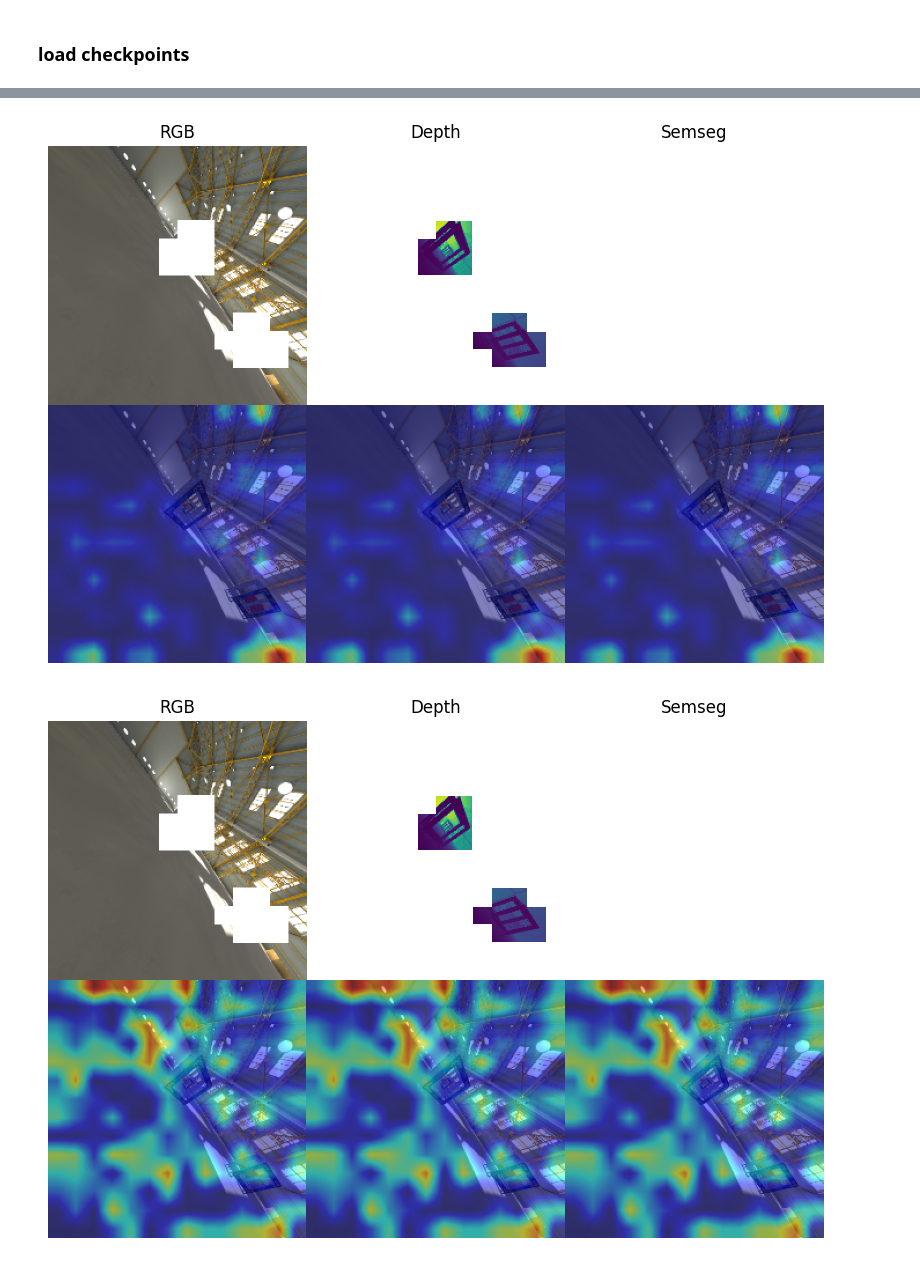
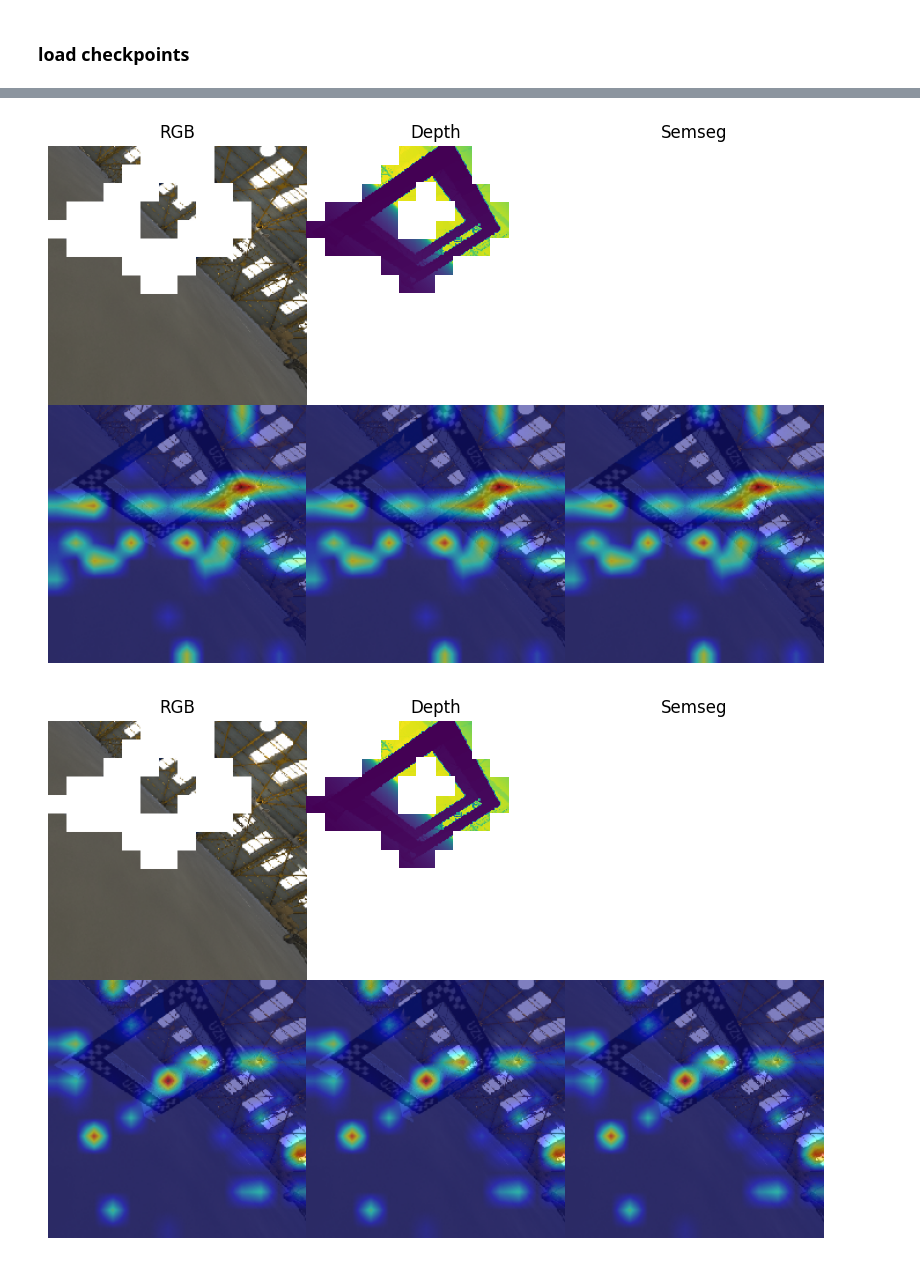
Before and after one commit to xingcw/pytorch-grad-cam, a Jupyter notebook: tutorials/multimae_retrain_vis.ipynb, the cells around one changed output, grey strips where cells are left out. Cells and saved outputs as stored; diff of their text form; code cells hidden in the pictures.

```diff
--- a/tutorials/multimae_retrain_vis.ipynb
+++ b/tutorials/multimae_retrain_vis.ipynb
@@ -232,18 +320,21 @@ targets = {
     "semseg": MultiMAESemanticSegmentationTarget(gate_class_id, gate_mask_semseg_gt)
 }
 
+targets = {domain: target for domain, target in targets.items() if domain in args.in_domains}
+
 preds, task_masks, all_grayscale_cam = cam(
-    input_tensor=processed_inputs,
+    input_tensor=inputs,
     targets=targets,
     num_encoded_tokens=196,
     mask_type="gate-oriented",
-    semseg_gt=processed_inputs["semseg"],
+    semseg_gt=inputs["semseg"],
     masked_rgb_gate_only=True,
-    in_domains=DOMAINS)
+    in_domains=args.in_domains)
 
 preds = {domain: pred.detach().cpu() for domain, pred in preds.items()}
 masks = {domain: mask.detach().cpu() for domain, mask in task_masks.items()}
 
-all_res = plot_predictions(processed_inputs, preds, masks, show_img=True)
+all_res = plot_predictions(inputs, preds, masks, show_img=True, metadata=metadata)
+image_float = all_res["rgb_gt"].numpy().astype(np.float32)
 plot_vis(all_res, image_float, all_grayscale_cam)
 # %% [output]
@@ -271,41 +362,42 @@ plot_vis(rgb_res, image_float, rgb_grayscale_cam)
 # %%
-targets = {
-    "depth": MaskedL1Loss(),
-}
-preds, task_masks, depth_grayscale_cam = cam(
-    input_tensor=inputs,
-    targets=targets,
-    # inputs for multimae preditions
-    num_encoded_tokens=196,
-    mask_inputs=True,
-    task_masks=task_masks)
+if "depth" in args.in_domains:
+    targets = {
+        "depth": MaskedL1Loss(),
+    }
+    preds, task_masks, depth_grayscale_cam = cam(
+        input_tensor=inputs,
+        targets=targets,
+        # inputs for multimae preditions
+        num_encoded_tokens=196,
+        mask_inputs=True,
+        task_masks=task_masks)
 
-preds = {domain: pred.detach().cpu() for domain, pred in preds.items()}
-masks = {domain: mask.detach().cpu() for domain, mask in task_masks.items()}
+    preds = {domain: pred.detach().cpu() for domain, pred in preds.items()}
+    masks = {domain: mask.detach().cpu() for domain, mask in task_masks.items()}
 
-depth_res = plot_predictions(processed_inputs, preds, masks, show_img=False)
-plot_vis(depth_res, image_float, depth_grayscale_cam)
+    depth_res = plot_predictions(inputs, preds, masks, show_img=False, metadata=metadata)
+    plot_vis(depth_res, image_float, depth_grayscale_cam)
 # %% [output]
-[figure, old version]
+[figure, new version]
 # %%
 targets = {
     "semseg": MultiMAESemanticSegmentationTarget(gate_class_id, gate_mask_semseg_gt)
 }
 preds, task_masks, semseg_grayscale_cam = cam(
-    input_tensor=processed_inputs,
+    input_tensor=inputs,
     targets=targets,
     # inputs for multimae preditions
     num_encoded_tokens=196,
     mask_inputs=True,
     task_masks=task_masks)
 
 preds = {domain: pred.detach().cpu() for domain, pred in preds.items()}
 masks = {domain: mask.detach().cpu() for domain, mask in task_masks.items()}
 
-semseg_res = plot_predictions(processed_inputs, preds, masks, show_img=False)
+semseg_res = plot_predictions(inputs, preds, masks, show_img=False, metadata=metadata)
 plot_vis(semseg_res, image_float, semseg_grayscale_cam)
 # %% [output]
-[figure, old version]
+[figure, new version]
 # %%
 fig = plt.figure(figsize=(12, 12))
 axs = ImageGrid(fig, 111, nrows_ncols=(3, 4), axes_pad=0)
```
Also changed, not shown: parts of 29 cells of this notebook, 2 other files.
